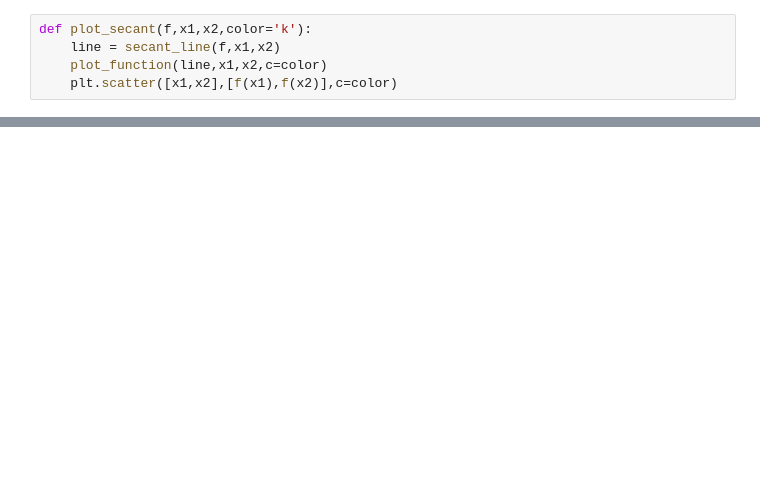
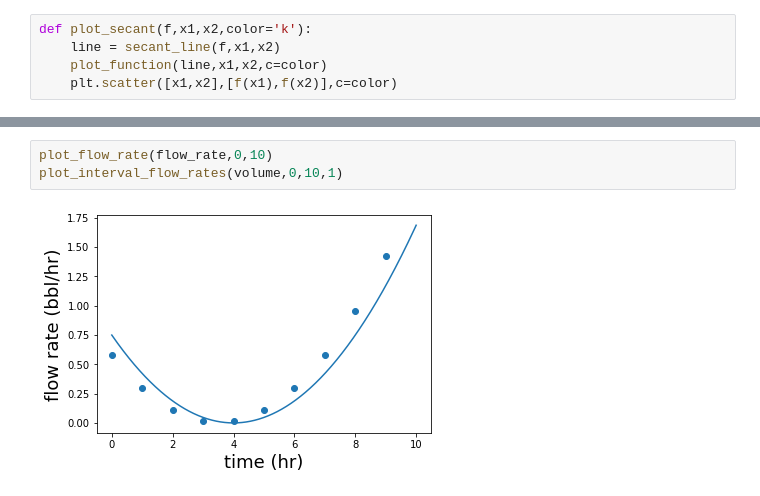
Before and after one commit to Samuel-wei/Math-for-Programmers, a Jupyter notebook: Chapter 08/ch08_UnderstandingRatesofChange.ipynb, the cells around one changed output, grey strips where cells are left out. Drawn from its saved outputs; the diff is of its cells as text; blank space fills up the shorter version.

```diff
--- a/Chapter 08/ch08_UnderstandingRatesofChange.ipynb
+++ b/Chapter 08/ch08_UnderstandingRatesofChange.ipynb
@@ -92,0 +148,5 @@ def plot_secant(f,x1,x2,color='k'):
+# %%
+plot_flow_rate(flow_rate,0,10)
+plot_interval_flow_rates(volume,0,10,1)
+# %% [output]
+[figure, added]
```
Also changed, not shown: parts of 60 cells of this notebook.
